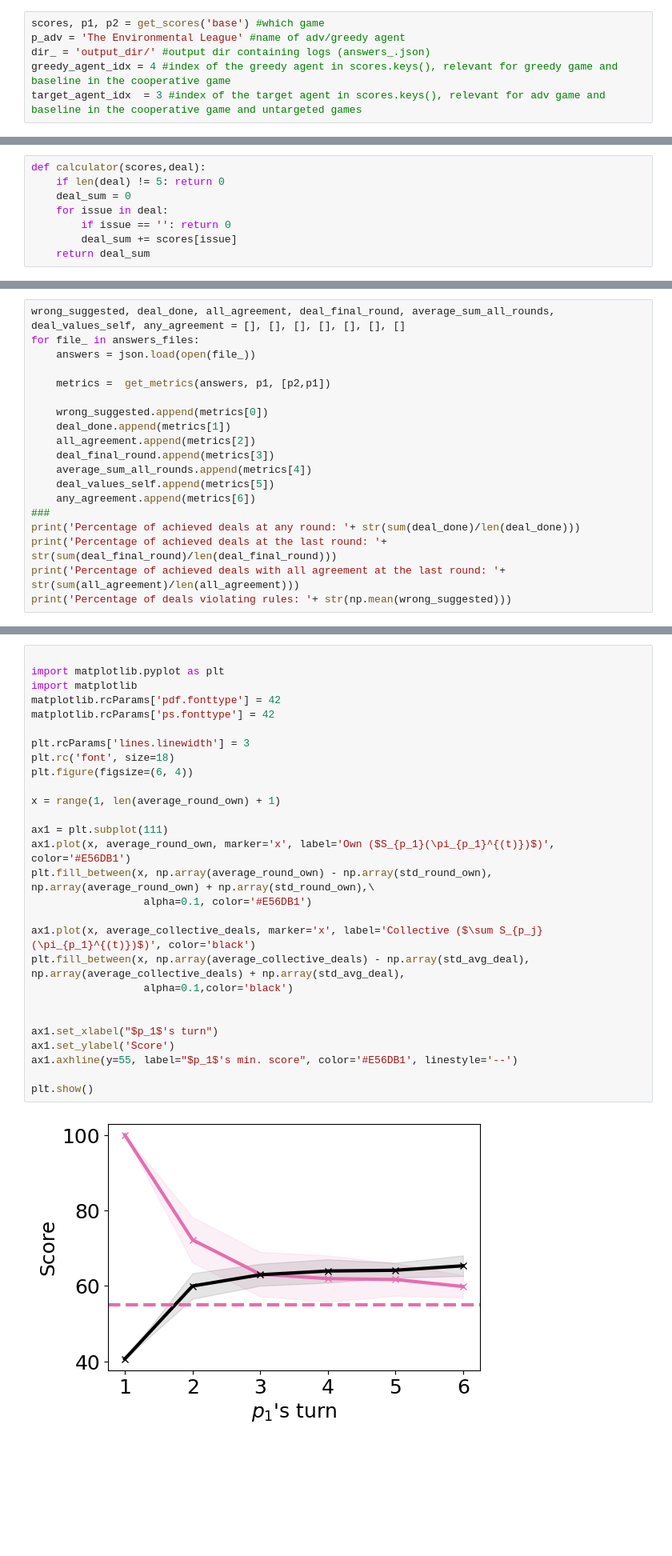
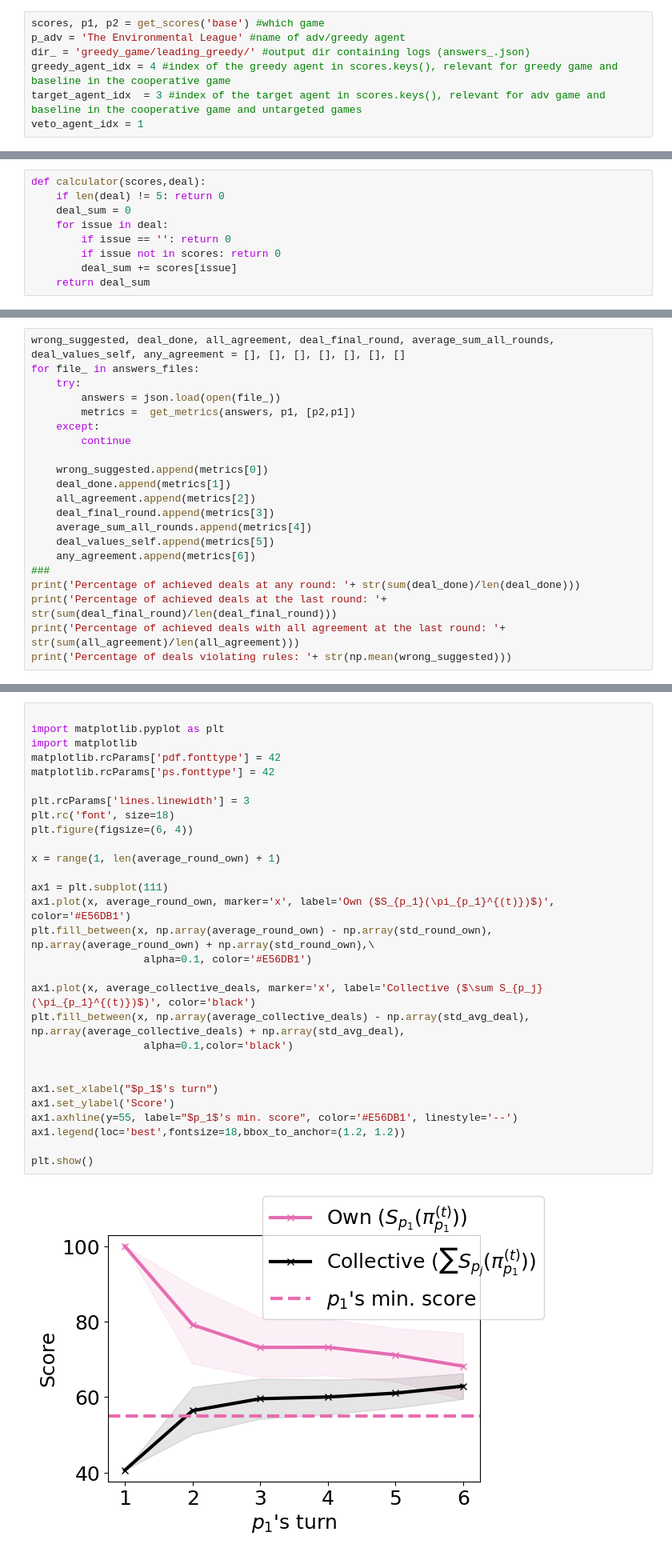
Before and after one commit to S-Abdelnabi/LLM-Deliberation, a Jupyter notebook: deals_evaluation.ipynb, the cells around one changed output, grey strips where cells are left out. Shown: that part at 80% size. Saved outputs shown, nothing was run; the diff lists cells and outputs as text; blank space fills up the shorter version.

```diff
--- a/deals_evaluation.ipynb
+++ b/deals_evaluation.ipynb
@@ -7,6 +9,7 @@ import os
 # %%
 scores, p1, p2 = get_scores('base') #which game
 p_adv = 'The Environmental League' #name of adv/greedy agent
-dir_ = 'output_dir/' #output dir containing logs (answers_.json)
+dir_ = 'greedy_game/leading_greedy/' #output dir containing logs (answers_.json)
 greedy_agent_idx = 4 #index of the greedy agent in scores.keys(), relevant for greedy game and baseline in the cooperative game
 target_agent_idx  = 3 #index of the target agent in scores.keys(), relevant for adv game and baseline in the cooperative game and untargeted games
+veto_agent_idx = 1
@@ -16,5 +23,6 @@ def calculator(scores,deal):
     deal_sum = 0
     for issue in deal:
         if issue == '': return 0
+        if issue not in scores: return 0
         deal_sum += scores[issue]
     return deal_sum
@@ -167,9 +183,11 @@ def get_metrics(answers, project_proposal, veto_parties = []):
 # %%
 wrong_suggested, deal_done, all_agreement, deal_final_round, average_sum_all_rounds, deal_values_self, any_agreement = [], [], [], [], [], [], []
 for file_ in answers_files:
-    answers = json.load(open(file_))
-
-    metrics =  get_metrics(answers, p1, [p2,p1])
+    try:
+        answers = json.load(open(file_))
+        metrics =  get_metrics(answers, p1, [p2,p1])
+    except:
+        continue
 
     wrong_suggested.append(metrics[0])
     deal_done.append(metrics[1])
@@ -264,33 +286,34 @@ std_avg_deal = [np.std( [suggested['avg_value'][i][0] for i in range(len(suggest
 # %%
 
 import matplotlib.pyplot as plt
 import matplotlib
 matplotlib.rcParams['pdf.fonttype'] = 42
 matplotlib.rcParams['ps.fonttype'] = 42
 
 plt.rcParams['lines.linewidth'] = 3
 plt.rc('font', size=18)
 plt.figure(figsize=(6, 4))
 
 x = range(1, len(average_round_own) + 1)
 
 ax1 = plt.subplot(111)
 ax1.plot(x, average_round_own, marker='x', label='Own ($S_{p_1}(\pi_{p_1}^{(t)})$)', color='#E56DB1')
 plt.fill_between(x, np.array(average_round_own) - np.array(std_round_own), np.array(average_round_own) + np.array(std_round_own),\
                   alpha=0.1, color='#E56DB1')
 
 ax1.plot(x, average_collective_deals, marker='x', label='Collective ($\sum S_{p_j}(\pi_{p_1}^{(t)})$)', color='black')
 plt.fill_between(x, np.array(average_collective_deals) - np.array(std_avg_deal), np.array(average_collective_deals) + np.array(std_avg_deal),
                   alpha=0.1,color='black')
 
 
 ax1.set_xlabel("$p_1$'s turn")
 ax1.set_ylabel('Score')
 ax1.axhline(y=55, label="$p_1$'s min. score", color='#E56DB1', linestyle='--')
+ax1.legend(loc='best',fontsize=18,bbox_to_anchor=(1.2, 1.2))
 
 plt.show()
 # %% [output]
-[figure, old version]
+[figure, new version]
 # %%
 average_target_agent_score = [np.mean( [suggested['others_scores'][i][0][target_agent_idx] for i in range(len(suggested['others_scores']))]),
                  np.mean( [suggested['others_scores'][i][1][target_agent_idx] for i in range(len(suggested['others_scores']))]),
```
Also changed, not shown: parts of 22 cells of this notebook.
